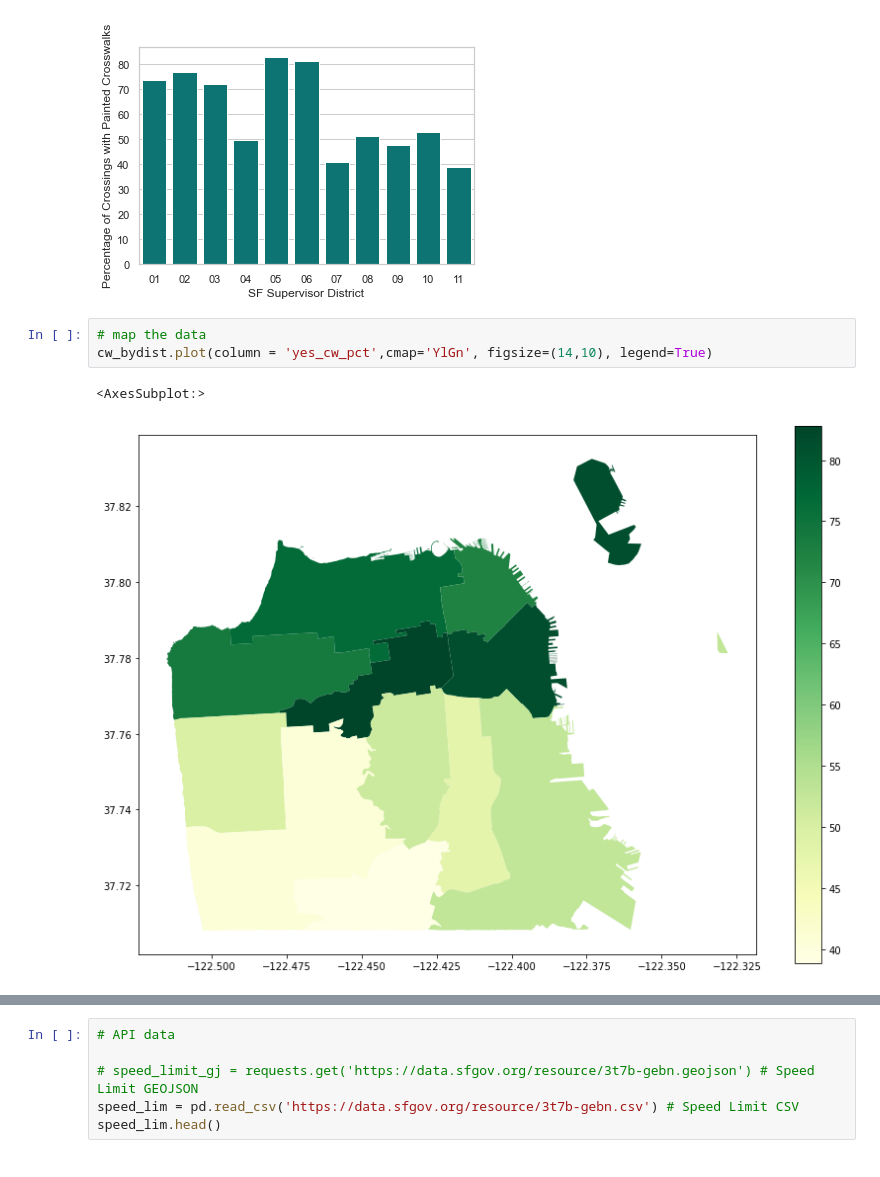
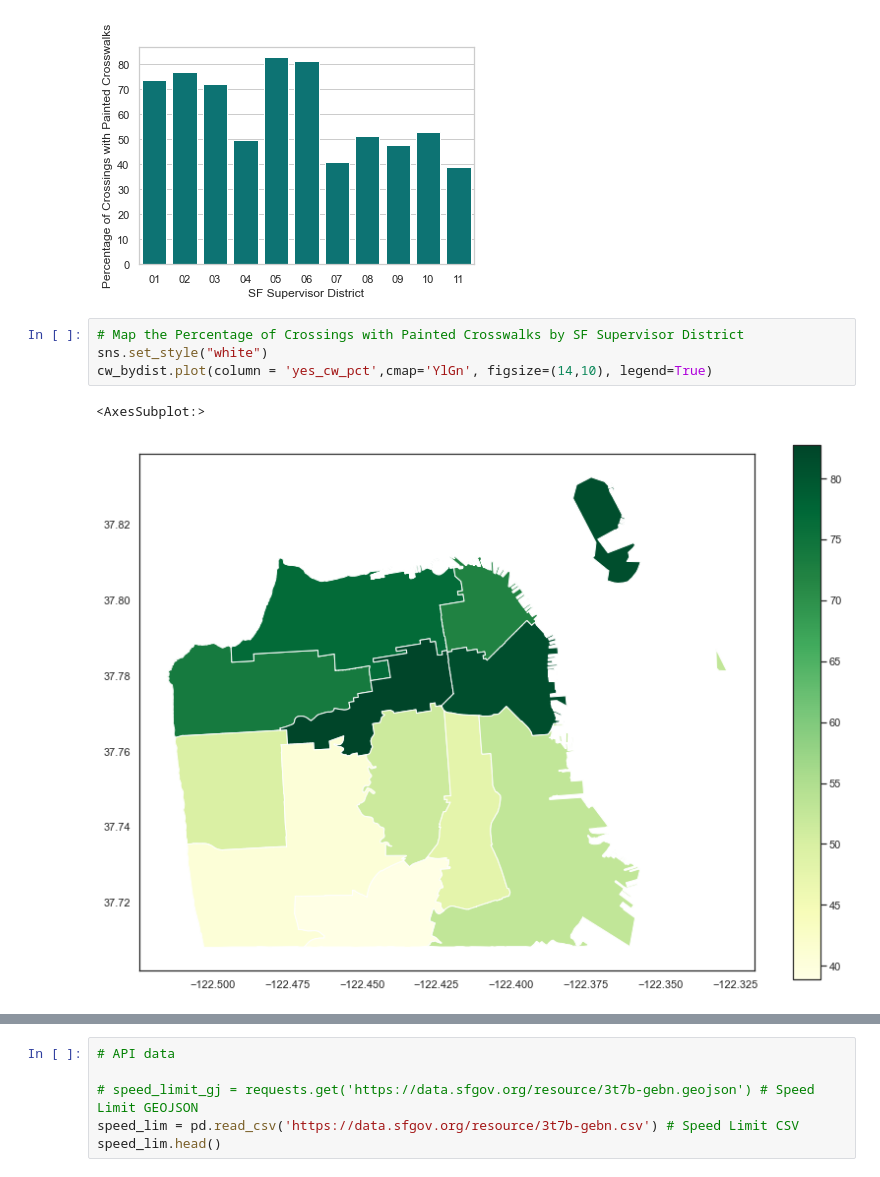
Before and after one commit to hua-mike/cp255-project, a Jupyter notebook: cp255-project-nb.ipynb, the cells around one changed output, grey strips where cells are left out. Drawn from its saved outputs; the diff is of its cells as text.

```diff
--- a/cp255-project-nb.ipynb
+++ b/cp255-project-nb.ipynb
@@ -102,8 +105,9 @@ plt.show()
 # %% [output]
 [figure]
 # %%
-# map the data
+# Map the Percentage of Crossings with Painted Crosswalks by SF Supervisor District
+sns.set_style("white")
 cw_bydist.plot(column = 'yes_cw_pct',cmap='YlGn', figsize=(14,10), legend=True)
 # %% [output]
 <AxesSubplot:>
-[figure, old version]
+[figure, new version]
```
Also changed, not shown: parts of 16 cells of this notebook.
